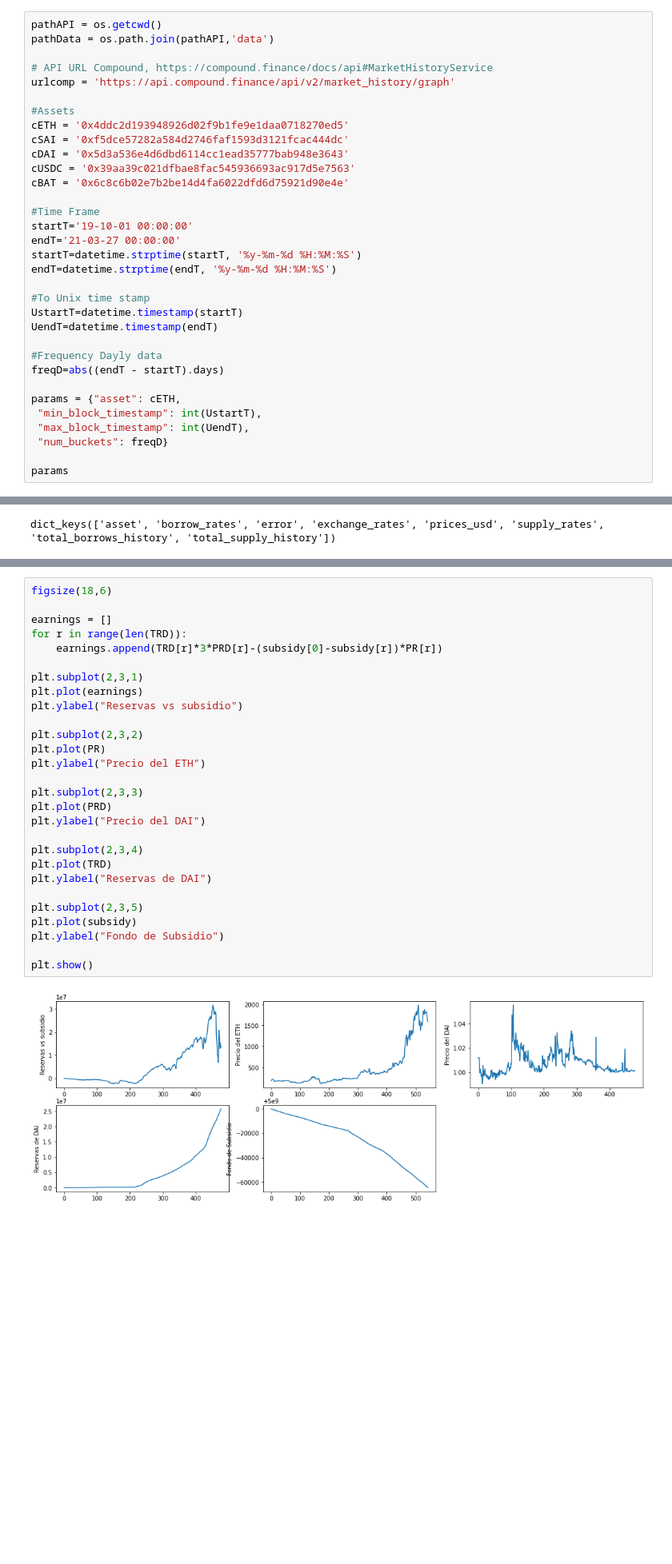
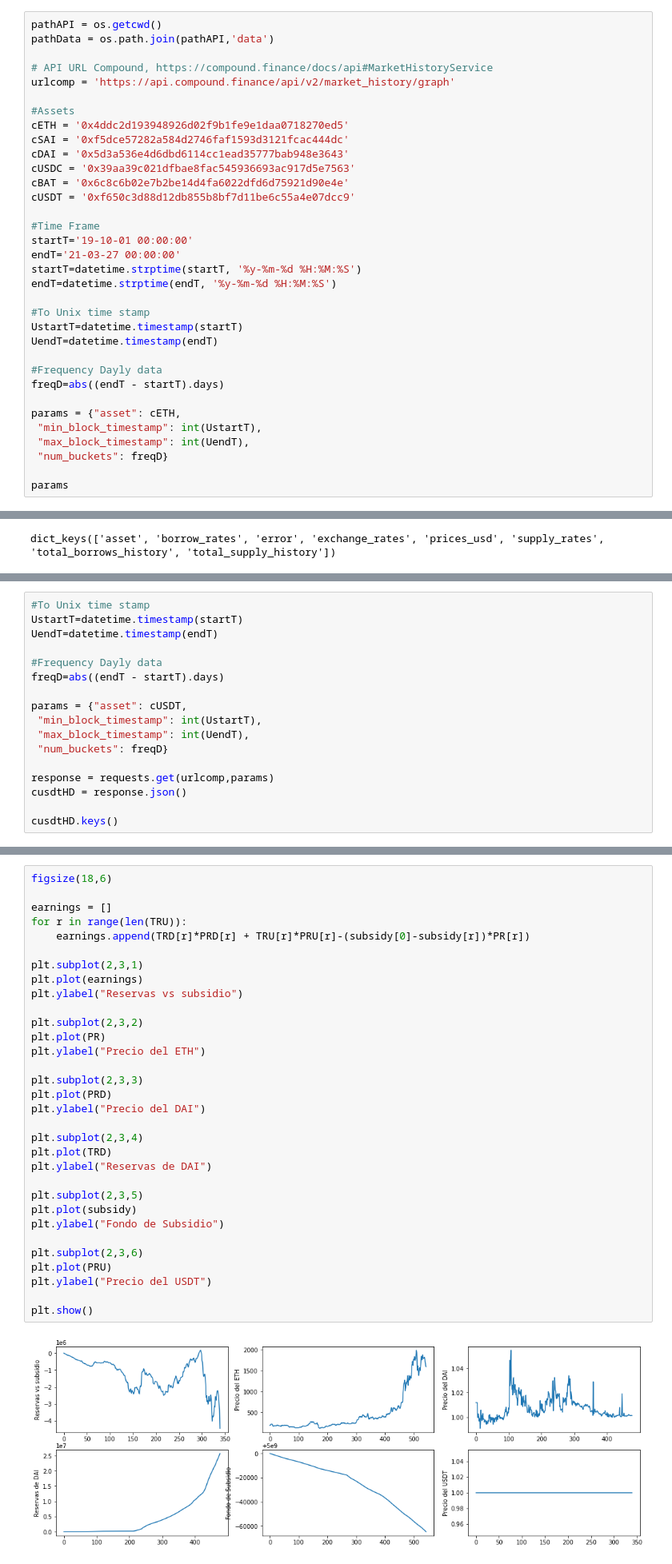
Before and after one commit to TruStartUp/tropyco-simulation, a Jupyter notebook: Modelo Hurricane/Simulación de Hurricane con los datos históricos de compound.ipynb, the cells around one changed output, grey strips where cells are left out. Shown at 80% size. Drawn from its saved outputs; the diff is of its cells as text; blank space fills up the shorter version.

```diff
--- a/Modelo Hurricane/Simulación de Hurricane con los datos históricos de compound.ipynb
+++ b/Modelo Hurricane/Simulación de Hurricane con los datos históricos de compound.ipynb
@@ -26,6 +26,7 @@ cSAI = '0xf5dce57282a584d2746faf1593d3121fcac444dc'
 cDAI = '0x5d3a536e4d6dbd6114cc1ead35777bab948e3643'
 cUSDC = '0x39aa39c021dfbae8fac545936693ac917d5e7563'
 cBAT = '0x6c8c6b02e7b2be14d4fa6022dfd6d75921d90e4e'
+cUSDT = '0xf650c3d88d12db855b8bf7d11be6c55a4e07dcc9'
 
 #Time Frame
 startT='19-10-01 00:00:00'
@@ -525,3 +526,20 @@ plt.ylabel('Cash')
 plt.show()
 # %% [output]
 [figure]
+# %%
+#To Unix time stamp
+UstartT=datetime.timestamp(startT)
+UendT=datetime.timestamp(endT)
+
+#Frequency Dayly data
+freqD=abs((endT - startT).days)
+
+params = {"asset": cUSDT,
+ "min_block_timestamp": int(UstartT),
+ "max_block_timestamp": int(UendT),
+ "num_buckets": freqD}
+
+response = requests.get(urlcomp,params)
+cusdtHD = response.json()
+
+cusdtHD.keys()
@@ -528,33 +709,37 @@ plt.show()
 # %%
 figsize(18,6)
 
 earnings = []
-for r in range(len(TRD)):
-    earnings.append(TRD[r]*3*PRD[r]-(subsidy[0]-subsidy[r])*PR[r])
+for r in range(len(TRU)):
+    earnings.append(TRD[r]*PRD[r] + TRU[r]*PRU[r]-(subsidy[0]-subsidy[r])*PR[r])
 
 plt.subplot(2,3,1)
 plt.plot(earnings)
 plt.ylabel("Reservas vs subsidio")
 
 plt.subplot(2,3,2)
 plt.plot(PR)
 plt.ylabel("Precio del ETH")
 
 plt.subplot(2,3,3)
 plt.plot(PRD)
 plt.ylabel("Precio del DAI")
 
 plt.subplot(2,3,4)
 plt.plot(TRD)
 plt.ylabel("Reservas de DAI")
 
 plt.subplot(2,3,5)
 plt.plot(subsidy)
 plt.ylabel("Fondo de Subsidio")
 
+plt.subplot(2,3,6)
+plt.plot(PRU)
+plt.ylabel("Precio del USDT")
+
 plt.show()
 # %% [output]
-[figure, old version]
+[figure, new version]
 # %% [markdown]
 # Simulación para determinar el marketCap
 # %%
```
Also changed, not shown: parts of 20 cells of this notebook, 1 other file.
